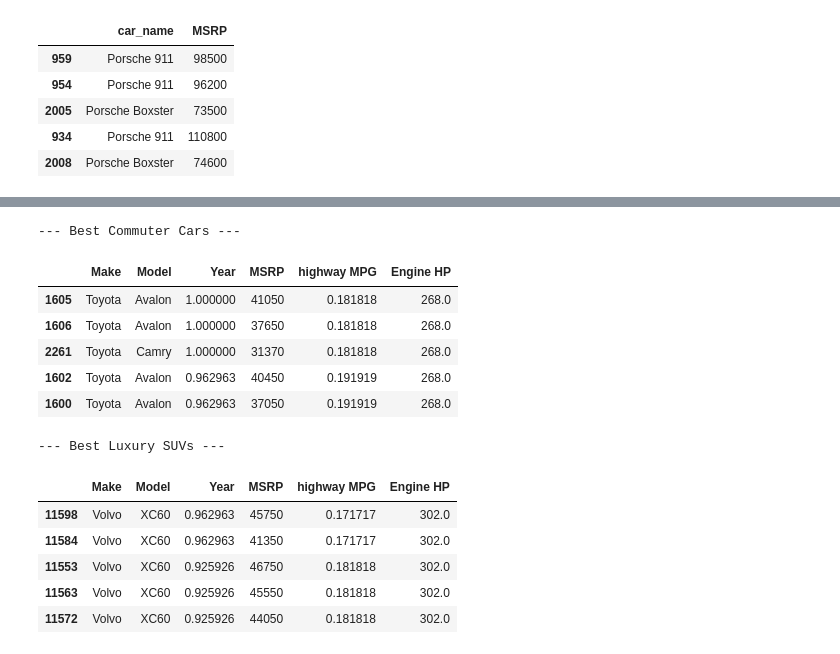
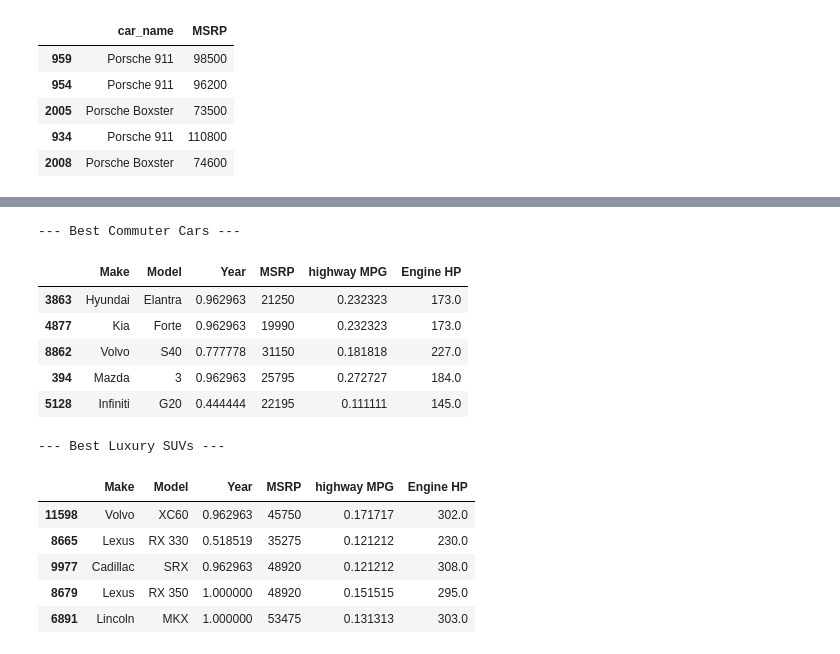
Before and after one commit to PremKarhale/CarRecommendationSystem, a Jupyter notebook: model_training/car_recommendation.ipynb, the cells around one changed output, grey strips where cells are left out. Drawn from its saved outputs; the diff is of its cells as text; code cells hidden in the pictures.

```diff
--- a/model_training/car_recommendation.ipynb
+++ b/model_training/car_recommendation.ipynb
@@ -478,10 +478,6 @@ recommend_car('Porsche 911',5)
 | 934 | Porsche 911 | 110800 |
 | 2008 | Porsche Boxster | 74600 |
 # %%
-import pandas as pd
-import numpy as np
-from sklearn.metrics.pairwise import cosine_similarity
-
 def recommend_from_preferences(
     budget=30000,
     vehicle_style='Sedan',
@@ -494,7 +490,7 @@ def recommend_from_preferences(
 ):
     """
     Takes human-friendly inputs, translates them into the model's feature space,
-    and returns the best matching cars.
+    and returns the best matching unique cars.
     """
 
     # 1. Translate the "Focus" into actual Engine and MPG stats
@@ -536,7 +532,6 @@ def recommend_from_preferences(
     user_df = pd.DataFrame([user_car])
 
     # 3. Applying the exact same Transformations as of my training data!
-
     user_df['log_MSRP'] = np.log1p(user_df['MSRP'])
     user_df['log_Engine_HP'] = np.log1p(user_df['Engine HP'])
 
@@ -553,21 +548,31 @@ def recommend_from_preferences(
 
     # 4. Constructing the Final "User Vector"
     # Drop the original unscaled/unencoded columns
-
     drop_cols = cat_cols + ['MSRP', 'Engine HP']
     final_user_vector = pd.concat([user_df.drop(drop_cols, axis=1), encoded_df], axis=1)
 
     # Reindex fills any missing columns with 0
     final_user_vector = final_user_vector.reindex(columns=feature_matrix.columns, fill_value=0)
 
+    # Zero out all 'Make' columns so there is no brand bias ---
+    brand_cols = [col for col in final_user_vector.columns if 'Make_' in col]
+    final_user_vector[brand_cols] = 0
+
     # 5. Calculate Cosine Similarity!
     sim_scores = cosine_similarity(final_user_vector, feature_matrix)[0]
 
-    # 6. Sort and get top N matches
+    # 6. Sort and get matches
     sim_scores_list = list(enumerate(sim_scores))
     sorted_scores = sorted(sim_scores_list, key=lambda x: x[1], reverse=True)
-    top_matches = sorted_scores[:top_n]
+    top_matches = sorted_scores[:100]           # taking top 100 sim_scores
+
     top_indices = [match[0] for match in top_matches]
 
-    # Return the real cars that best match!
-    return df.iloc[top_indices][['Make', 'Model', 'Year', 'MSRP', 'highway MPG', 'Engine HP']]
+    # Get the dataframe block for those 100 matches
+    recommendations = df.iloc[top_indices][['Make', 'Model', 'Year', 'MSRP', 'highway MPG', 'Engine HP']]
+
+    # Drop duplicate models (keeps only the highest-scoring version of each unique car)
+    recommendations = recommendations.drop_duplicates(subset=['Make', 'Model'])
+
+    # Return exactly the top_n unique cars
+    return recommendations.head(top_n)
@@ -589,22 +579,22 @@ Name: MSRP, Length: 11914, dtype: int64
 # %%
 # Example 1: Someone wants a cheap, fuel-efficient commuter car (not luxury)
 commuter_cars = recommend_from_preferences(
-    budget=40000,
+    budget=50000,
     vehicle_style='Sedan',
     size='Compact',
     focus='performance',
-    is_luxury=False
+    is_luxury=True
 )
 print("--- Best Commuter Cars ---")
 display(commuter_cars)
 # %% [output]
 --- Best Commuter Cars ---
 |  | Make | Model | Year | MSRP | highway MPG | Engine HP |
-| 1605 | Toyota | Avalon | 1.000000 | 41050 | 0.181818 | 268.0 |
-| 1606 | Toyota | Avalon | 1.000000 | 37650 | 0.181818 | 268.0 |
-| 2261 | Toyota | Camry | 1.000000 | 31370 | 0.181818 | 268.0 |
-| 1602 | Toyota | Avalon | 0.962963 | 40450 | 0.191919 | 268.0 |
-| 1600 | Toyota | Avalon | 0.962963 | 37050 | 0.191919 | 268.0 |
+| 3863 | Hyundai | Elantra | 0.962963 | 21250 | 0.232323 | 173.0 |
+| 4877 | Kia | Forte | 0.962963 | 19990 | 0.232323 | 173.0 |
+| 8862 | Volvo | S40 | 0.777778 | 31150 | 0.181818 | 227.0 |
+| 394 | Mazda | 3 | 0.962963 | 25795 | 0.272727 | 184.0 |
+| 5128 | Infiniti | G20 | 0.444444 | 22195 | 0.111111 | 145.0 |
 # %%
 # Example 2: Someone wants a fast, luxury SUV with a high budget
 luxury_suvs = recommend_from_preferences(
@@ -620,7 +610,7 @@ display(luxury_suvs)
 --- Best Luxury SUVs ---
 |  | Make | Model | Year | MSRP | highway MPG | Engine HP |
 | 11598 | Volvo | XC60 | 0.962963 | 45750 | 0.171717 | 302.0 |
-| 11584 | Volvo | XC60 | 0.962963 | 41350 | 0.171717 | 302.0 |
-| 11553 | Volvo | XC60 | 0.925926 | 46750 | 0.181818 | 302.0 |
-| 11563 | Volvo | XC60 | 0.925926 | 45550 | 0.181818 | 302.0 |
-| 11572 | Volvo | XC60 | 0.925926 | 44050 | 0.181818 | 302.0 |
+| 8665 | Lexus | RX 330 | 0.518519 | 35275 | 0.121212 | 230.0 |
+| 9977 | Cadillac | SRX | 0.962963 | 48920 | 0.121212 | 308.0 |
+| 8679 | Lexus | RX 350 | 1.000000 | 48920 | 0.151515 | 295.0 |
+| 6891 | Lincoln | MKX | 1.000000 | 53475 | 0.131313 | 303.0 |
```
Also changed, not shown: parts of 1 cell of this notebook.
